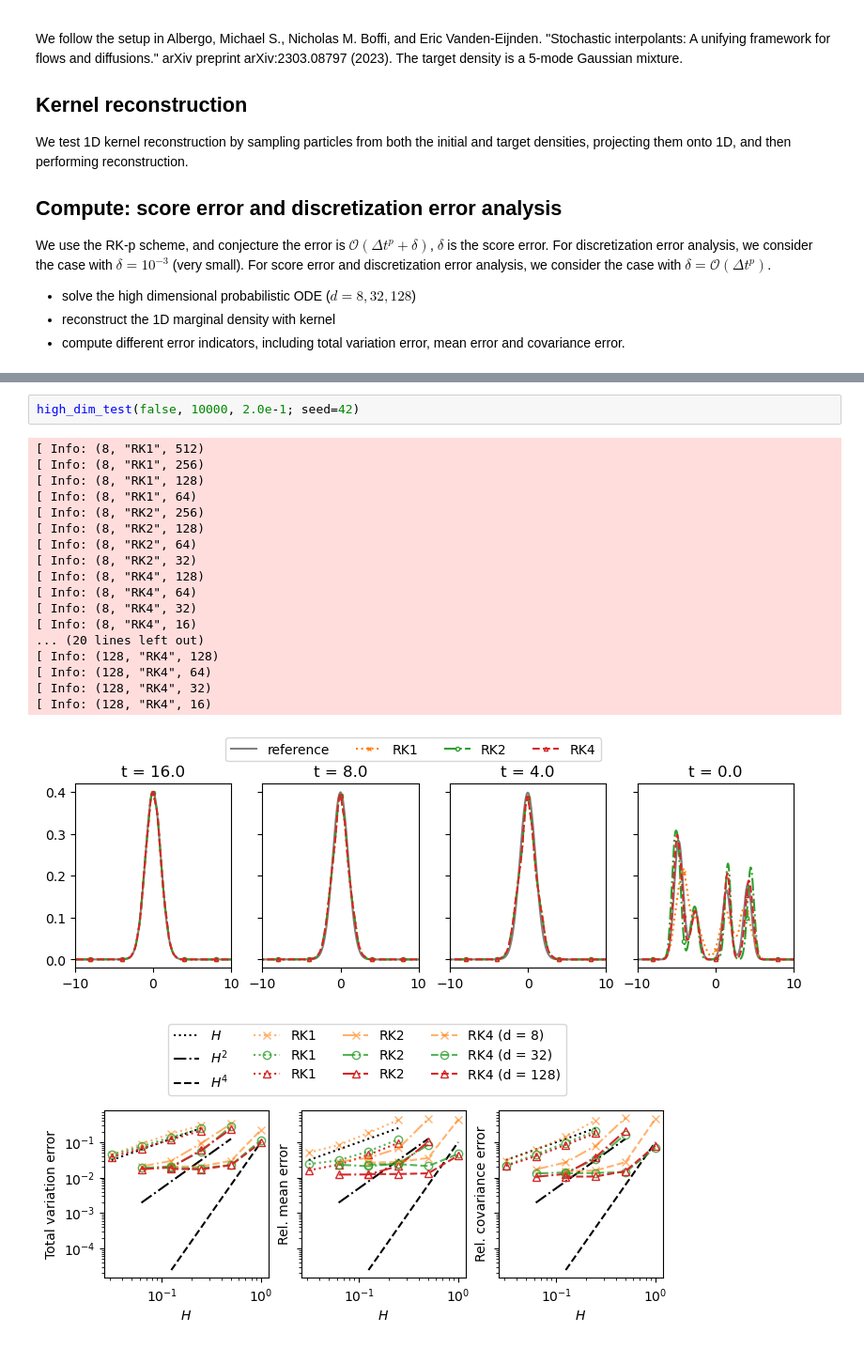
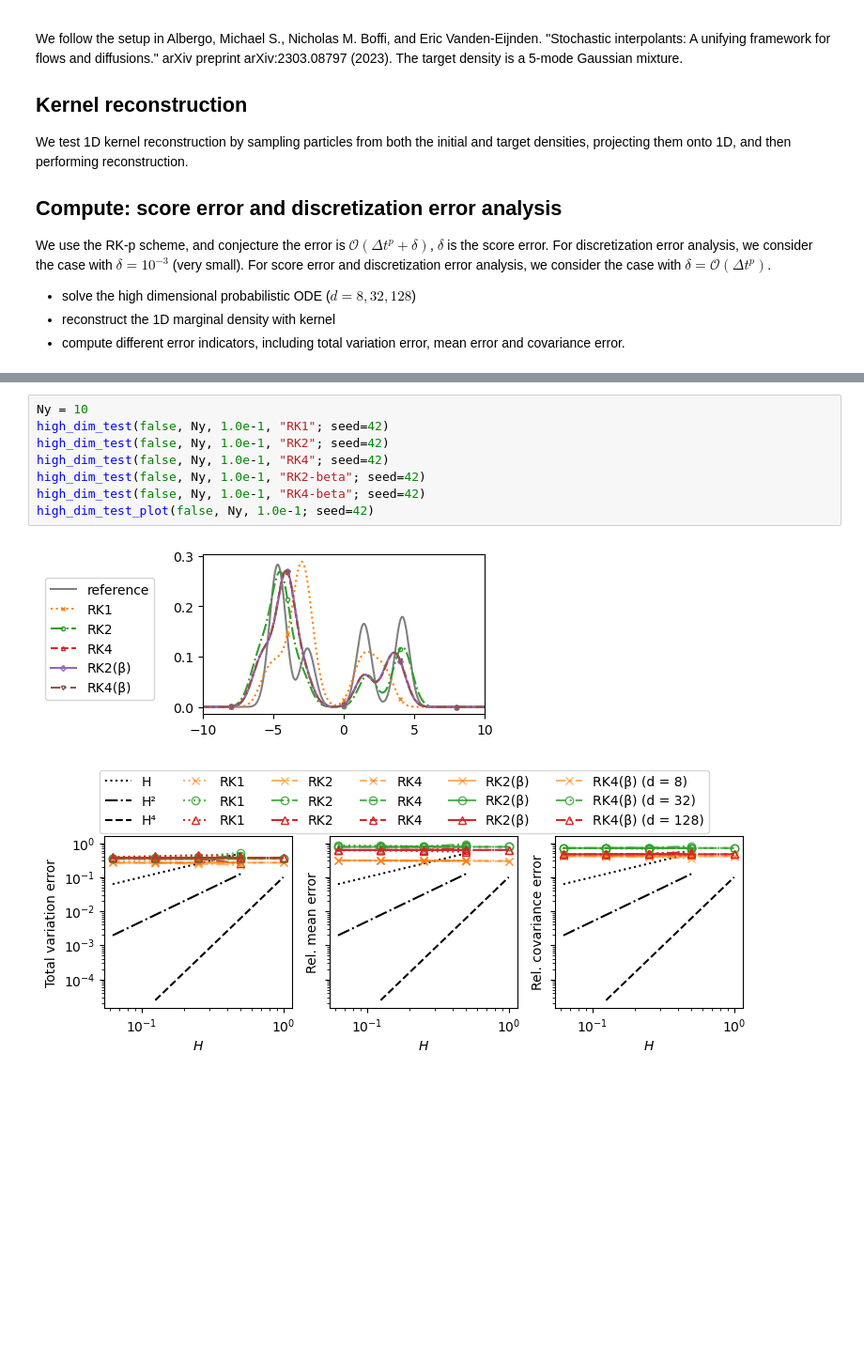
Before and after one commit to PKU-CMEGroup/InverseProblems.jl, a Jupyter notebook: Diffusion/Gaussian-mixture-density-RK.ipynb, the cells around one changed output, grey strips where cells are left out. Shown: that part at 94% size. Saved outputs shown, nothing was run; the diff lists cells and outputs as text; blank space fills up the shorter version.

```diff
--- a/Diffusion/Gaussian-mixture-density-RK.ipynb
+++ b/Diffusion/Gaussian-mixture-density-RK.ipynb
@@ -984,22 +1130,11 @@ high_dim_test (generic function with 3 methods)
-# %%
-high_dim_test(false, 10000, 2.0e-1; seed=42)
-# %% [output]
-[ Info: (8, "RK1", 512)
-[ Info: (8, "RK1", 256)
-[ Info: (8, "RK1", 128)
-[ Info: (8, "RK1", 64)
-[ Info: (8, "RK2", 256)
-[ Info: (8, "RK2", 128)
-[ Info: (8, "RK2", 64)
-[ Info: (8, "RK2", 32)
-[ Info: (8, "RK4", 128)
-[ Info: (8, "RK4", 64)
-[ Info: (8, "RK4", 32)
-[ Info: (8, "RK4", 16)
-... (20 lines left out)
-[ Info: (128, "RK4", 128)
-[ Info: (128, "RK4", 64)
-[ Info: (128, "RK4", 32)
-[ Info: (128, "RK4", 16)
-[figure, removed]
-[figure, removed]
+# %%
+Ny = 10
+high_dim_test(false, Ny, 1.0e-1, "RK1"; seed=42)
+high_dim_test(false, Ny, 1.0e-1, "RK2"; seed=42)
+high_dim_test(false, Ny, 1.0e-1, "RK4"; seed=42)
+high_dim_test(false, Ny, 1.0e-1, "RK2-beta"; seed=42)
+high_dim_test(false, Ny, 1.0e-1, "RK4-beta"; seed=42)
+high_dim_test_plot(false, Ny, 1.0e-1; seed=42)
+# %% [output]
+[figure, added]
+[figure, added]
```
Also changed, not shown: parts of 10 cells of this notebook, 1 other file.
